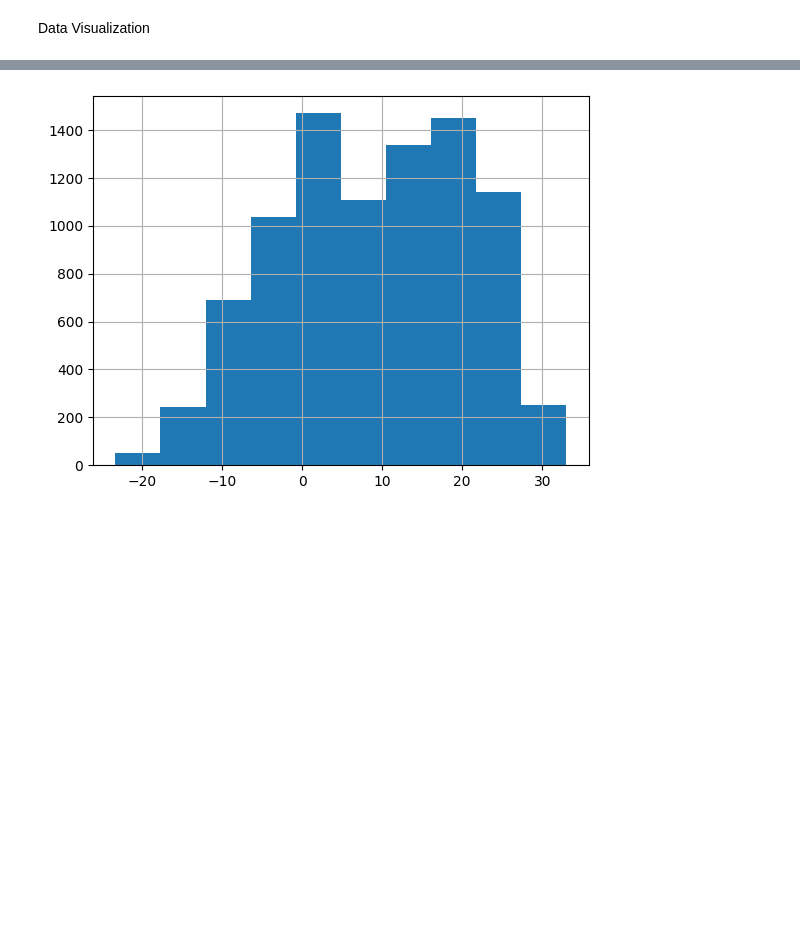
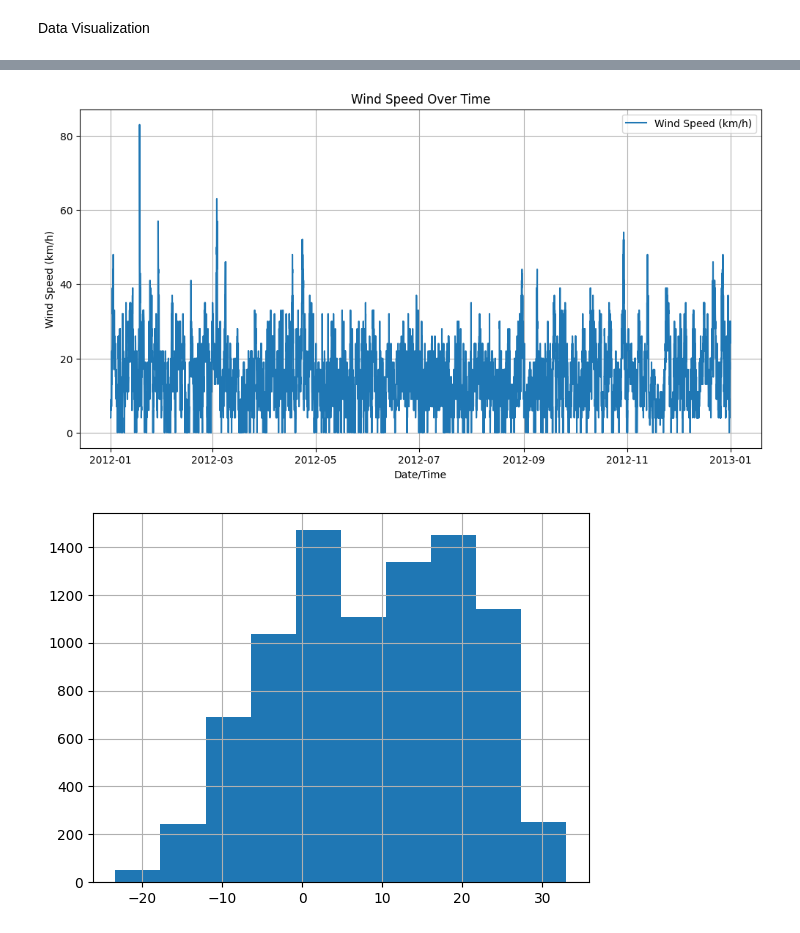
Before and after one commit to mutlyn/week_two_project, a Jupyter notebook: Weather_EDA.ipynb, the cells around one changed output, grey strips where cells are left out. Saved outputs shown, nothing was run; the diff lists cells and outputs as text; code cells hidden in the pictures; blank space fills up the shorter version.

```diff
--- a/Weather_EDA.ipynb
+++ b/Weather_EDA.ipynb
@@ -104,3 +129,15 @@ Data Visualization
+# %%
+#time series plot for wind speed
+plt.figure(figsize=(12, 6))
+plt.plot(df.index, df['Wind Speed_km/h'], label='Wind Speed (km/h)')
+plt.title('Wind Speed Over Time')
+plt.xlabel('Date/Time')
+plt.ylabel('Wind Speed (km/h)')
+plt.legend()
+plt.grid(True)
+plt.show()
+# %% [output]
+[figure, added]
 # %%
 df['Temp_C'].hist()
 plt.show()
```
Also changed, not shown: parts of 3 cells of this notebook.
